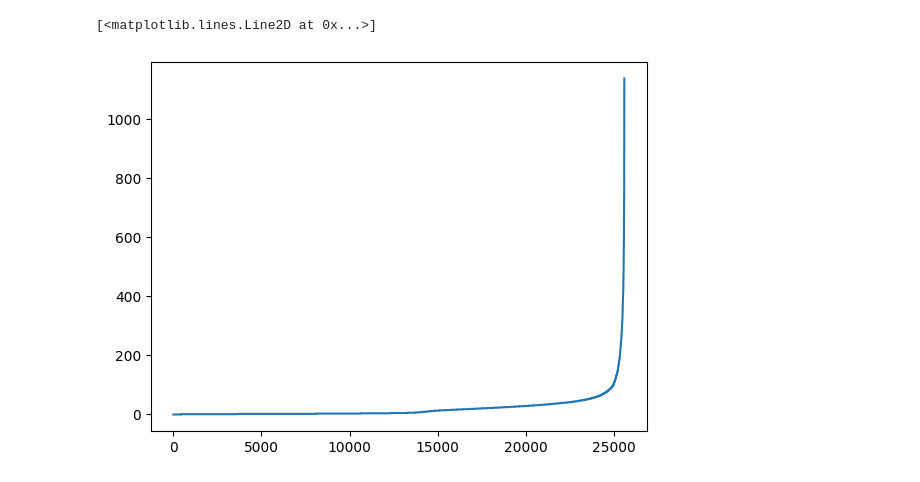
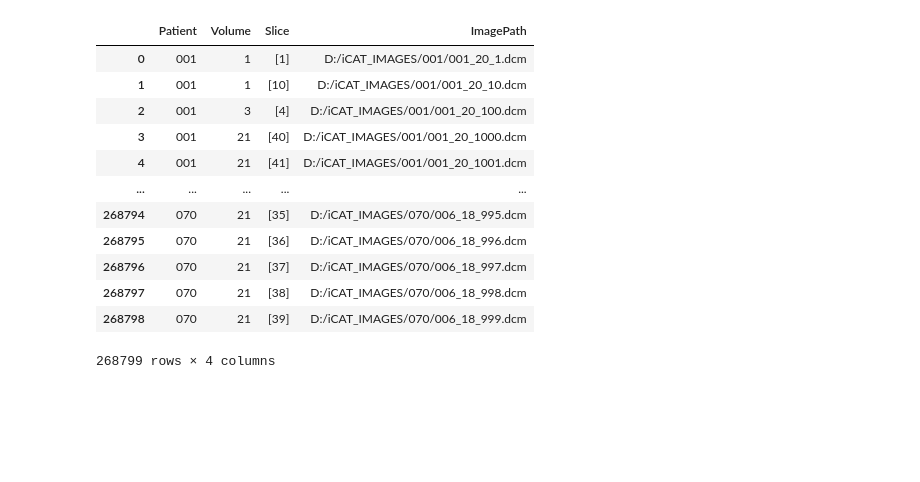
Before and after one commit to Skuvrik/Masterthesis, a Jupyter notebook: kladd.ipynb, the cells around one changed output. Cells and saved outputs as stored; diff of their text form; code cells hidden in the pictures; blank space fills up the shorter version.

```diff
--- a/kladd.ipynb
+++ b/kladd.ipynb
@@ -14,6 +14,3 @@ image_path = "D:/iCAT_IMAGES"
 # %%
 data = pd.read_csv("data_indices.csv", ",", index_col = 0)
 data = data.sort_values(["Patient", "Volume", "Slice"], ignore_index=True)
-# %%
-patient = data.loc[(data['Patient']==14)]
-array_i = createImageArray(patient)
@@ -22 +86,17 @@ array = array_i[:, 19, :, :]
+# %%
+createImageIndexCSV(image_path, force=True)
+# %% [output]
+|  | Patient | Volume | Slice | ImagePath |
+| 0 | 001 | 1 | [1] | D:/iCAT_IMAGES/001/001_20_1.dcm |
+| 1 | 001 | 1 | [10] | D:/iCAT_IMAGES/001/001_20_10.dcm |
+| 2 | 001 | 3 | [4] | D:/iCAT_IMAGES/001/001_20_100.dcm |
+| 3 | 001 | 21 | [40] | D:/iCAT_IMAGES/001/001_20_1000.dcm |
+| 4 | 001 | 21 | [41] | D:/iCAT_IMAGES/001/001_20_1001.dcm |
+| ... | ... | ... | ... | ... |
+| 268794 | 070 | 21 | [35] | D:/iCAT_IMAGES/070/006_18_995.dcm |
+| 268795 | 070 | 21 | [36] | D:/iCAT_IMAGES/070/006_18_996.dcm |
+| 268796 | 070 | 21 | [37] | D:/iCAT_IMAGES/070/006_18_997.dcm |
+| 268797 | 070 | 21 | [38] | D:/iCAT_IMAGES/070/006_18_998.dcm |
+| 268798 | 070 | 21 | [39] | D:/iCAT_IMAGES/070/006_18_999.dcm |
+268799 rows × 4 columns
 # %%
@@ -32,6 +111,0 @@ for row in range(array.shape[1]):
-# %%
-flat_sorted = np.sort(max_slopes.flatten())
-plt.plot(flat_sorted)
-# %% [output]
-[<matplotlib.lines.Line2D at 0x...>]
-[figure, removed]
```
Also changed, not shown: parts of 11 cells of this notebook, 17 other files.
